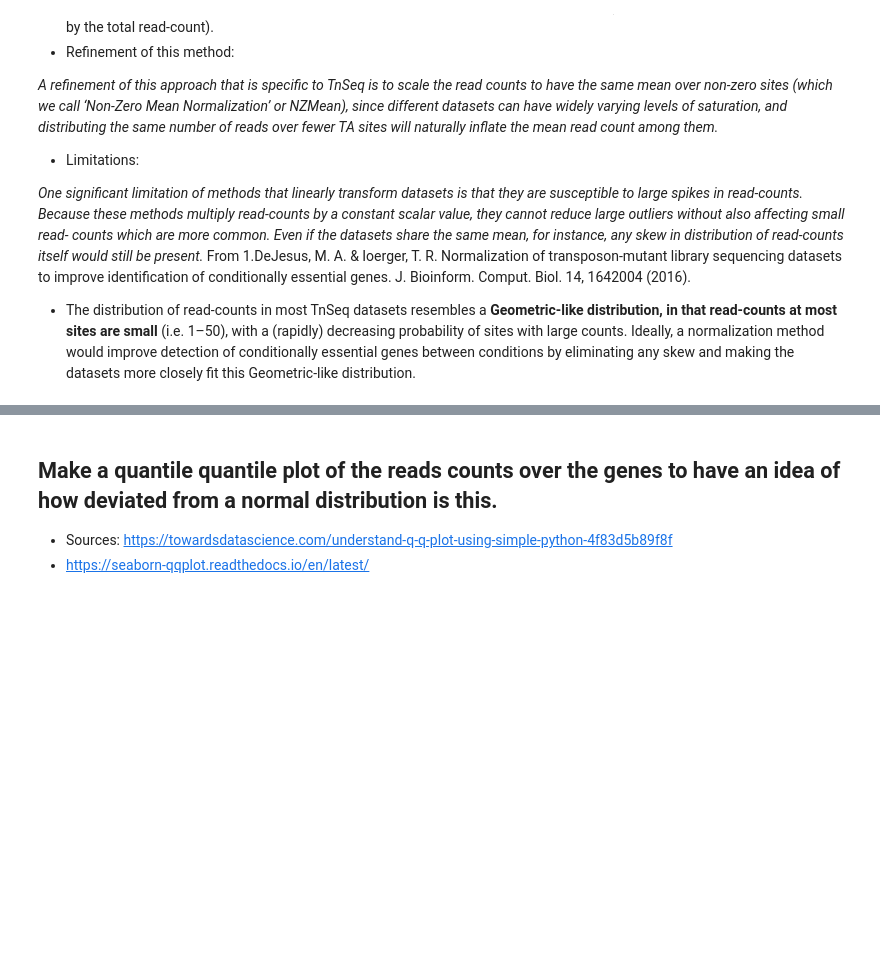
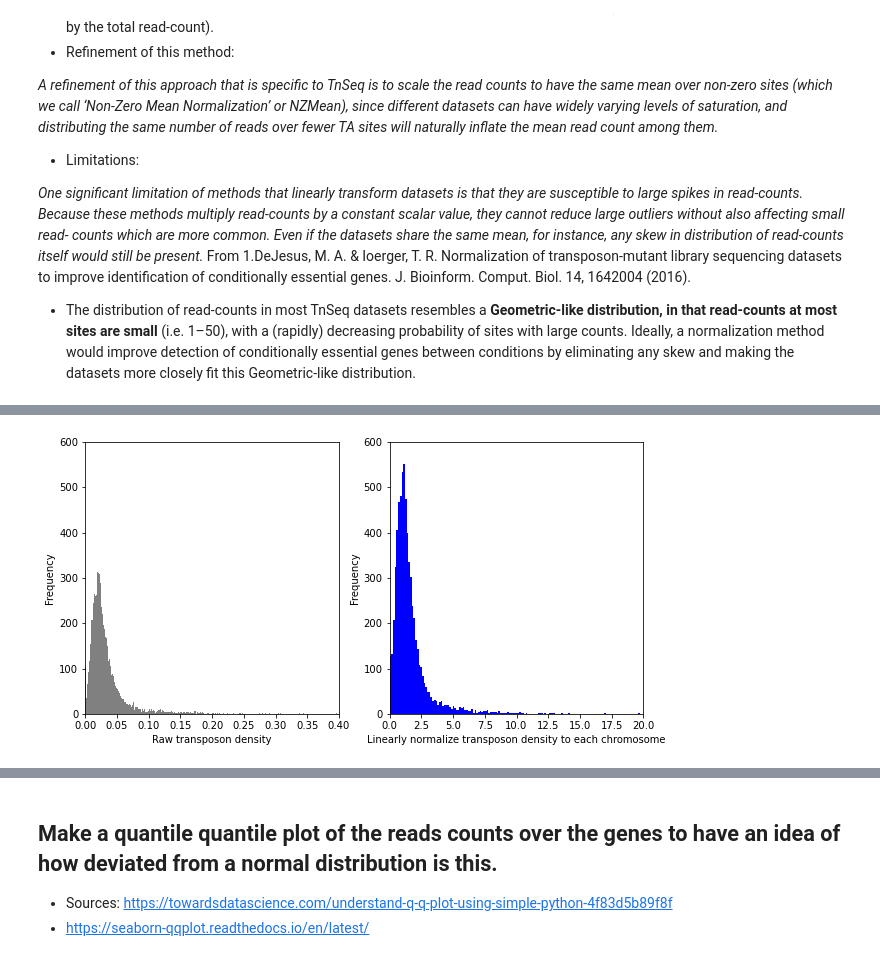
Before and after one commit to SATAY-LL/comparative-analysis-among-strains, a Jupyter notebook: src/normalization_procedures_satay_data.ipynb, the cells around one changed output, grey strips where cells are left out. Drawn from its saved outputs; the diff is of its cells as text; code cells hidden in the pictures; blank space fills up the shorter version.

```diff
--- a/src/normalization_procedures_satay_data.ipynb
+++ b/src/normalization_procedures_satay_data.ipynb
@@ -71,0 +212,20 @@ skew and making the datasets more closely fit this Geometric-like distribution.
+# %%
+## Visualization of the linear transformation
+
+fig, ax = plt.subplots(nrows=1, ncols=2, figsize=(10,5))
+
+data=data_norm_wt
+
+
+ax[0].hist(data.loc[:,"tr-density"],bins=900,color="gray");
+ax[0].set_xlim(0,0.4)
+ax[0].set_xlabel("Raw transposon density")
+
+ax[1].hist(data.loc[:,"Linear-norm-tr-density"],bins=500,color="blue");
+ax[1].set_xlim(0,20)
+ax[1].set_xlabel("Linearly normalize transposon density to each chromosome")
+for axes in ax:
+    axes.set_ylabel("Frequency")
+    axes.set_ylim(0,600)
+# %% [output]
+[figure, added]
```
Also changed, not shown: parts of 26 cells of this notebook, 12 other files.
